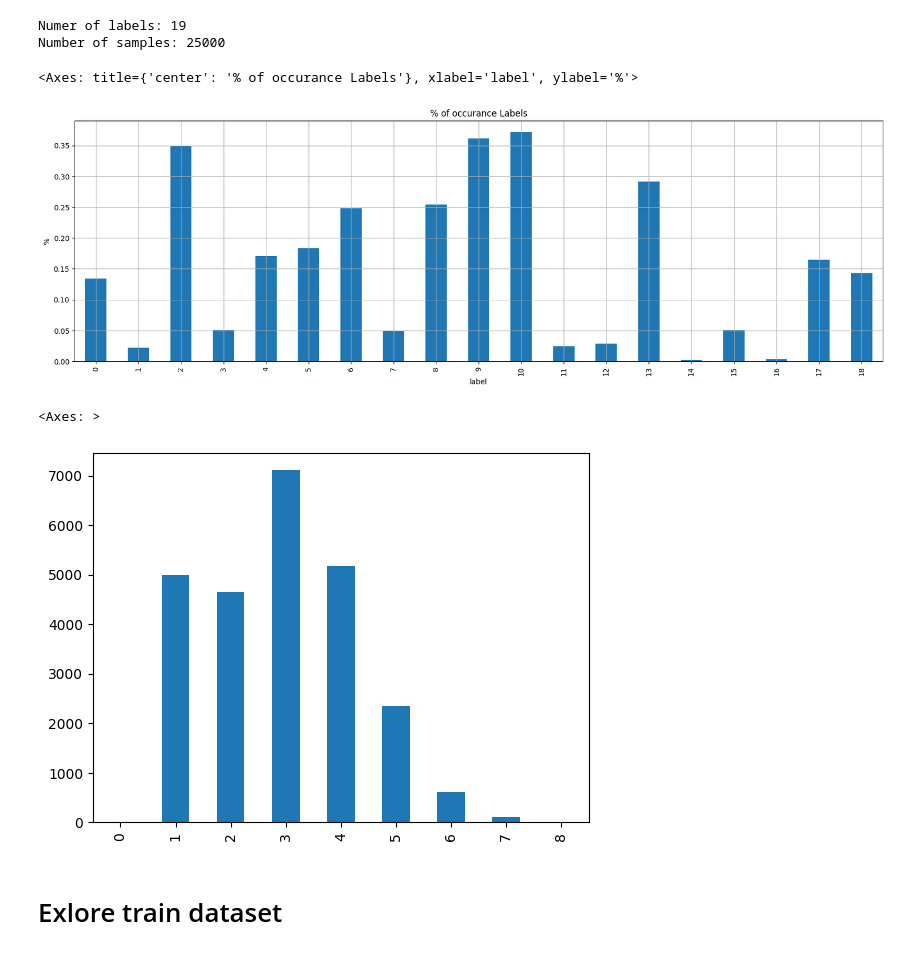
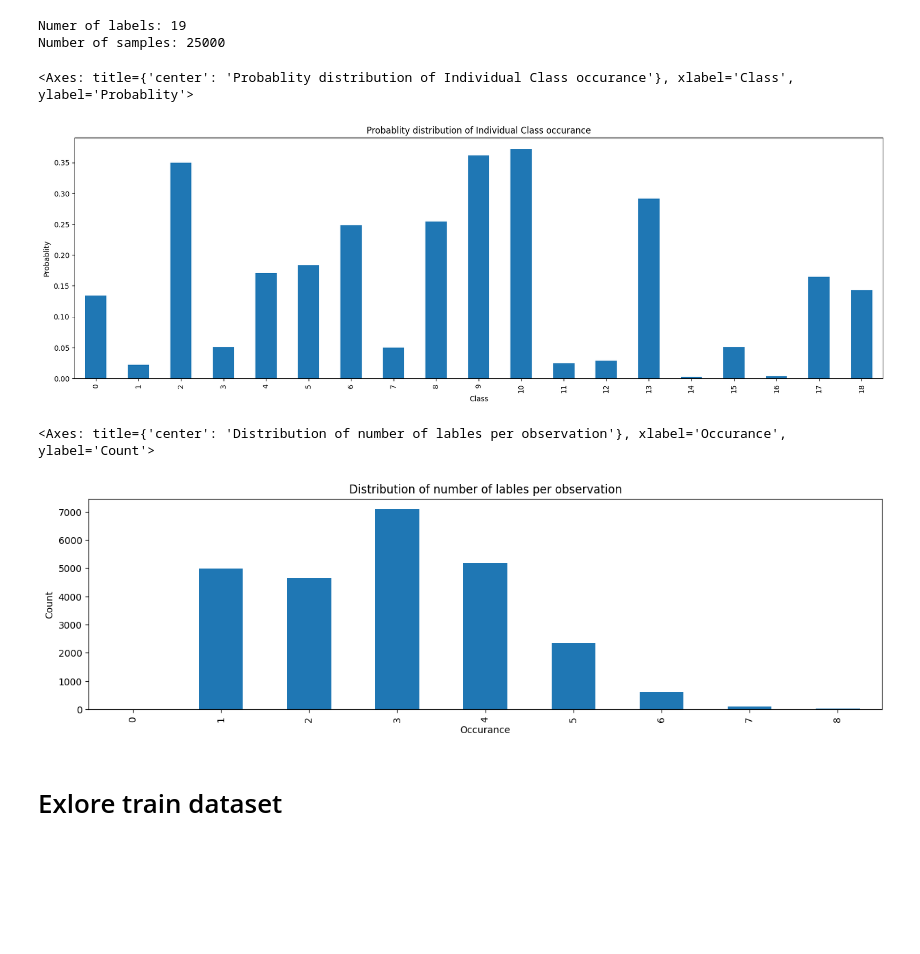
Before and after one commit to AbdulMutakabbir/SYSC5405-pattern-analysis-and-experiment-design, a Jupyter notebook: notebooks/0_EDA.ipynb, the cells around one changed output. Drawn from its saved outputs; the diff is of its cells as text; code cells hidden in the pictures; blank space fills up the shorter version.

```diff
--- a/notebooks/0_EDA.ipynb
+++ b/notebooks/0_EDA.ipynb
@@ -47,21 +47,27 @@ Number of samples: 25000
 label_percent = dict(labels_df.sum()/len(labels_df))
 # %%
 pd.DataFrame(index=label_percent.keys(), data=label_percent.values()).plot.bar(
-    xlabel="label",
-    ylabel="%",
-    title="% of occurance Labels",
+    xlabel="Class",
+    ylabel="Probablity",
+    title="Probablity distribution of Individual Class occurance",
     legend=False,
-    grid=True,
+    grid=False,
     figsize=(20,6)
 )
 # %% [output]
-<Axes: title={'center': '% of occurance Labels'}, xlabel='label', ylabel='%'>
+<Axes: title={'center': 'Probablity distribution of Individual Class occurance'}, xlabel='Class', ylabel='Probablity'>
-[figure, old version]
+[figure, new version]
 # %%
-labels_df.sum(axis=1).value_counts().sort_index().plot(kind="bar")
+labels_df.sum(axis=1).value_counts().sort_index().plot.bar(
+    title="Distribution of number of lables per observation",
+    xlabel="Occurance",
+    ylabel="Count",
+    grid=False,
+    figsize=(15,4)
+)
 # %% [output]
-<Axes: >
+<Axes: title={'center': 'Distribution of number of lables per observation'}, xlabel='Occurance', ylabel='Count'>
-[figure, old version]
+[figure, new version]
 # %% [markdown]
 # Exlore train dataset
 # %%
```
Also changed, not shown: parts of 7 cells of this notebook, 5 other files.
